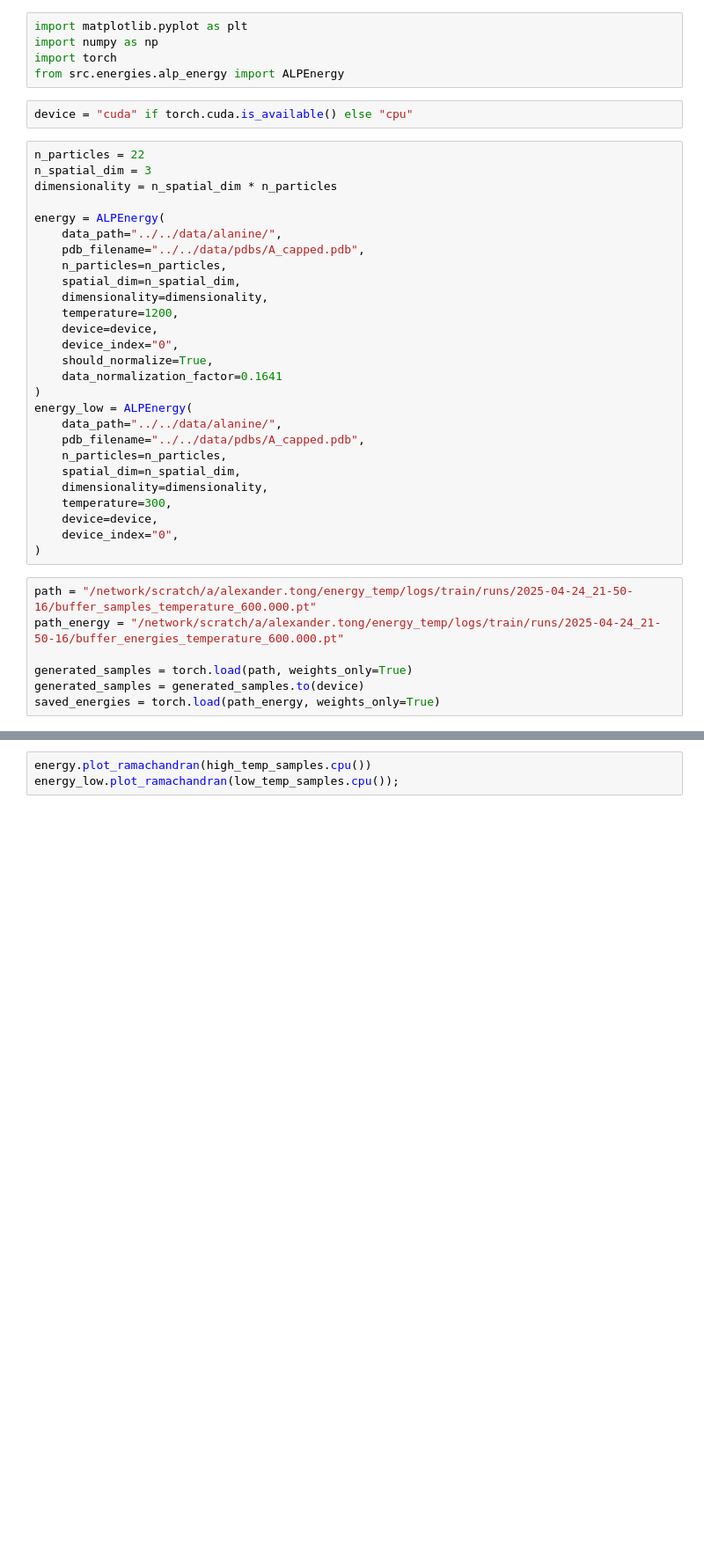
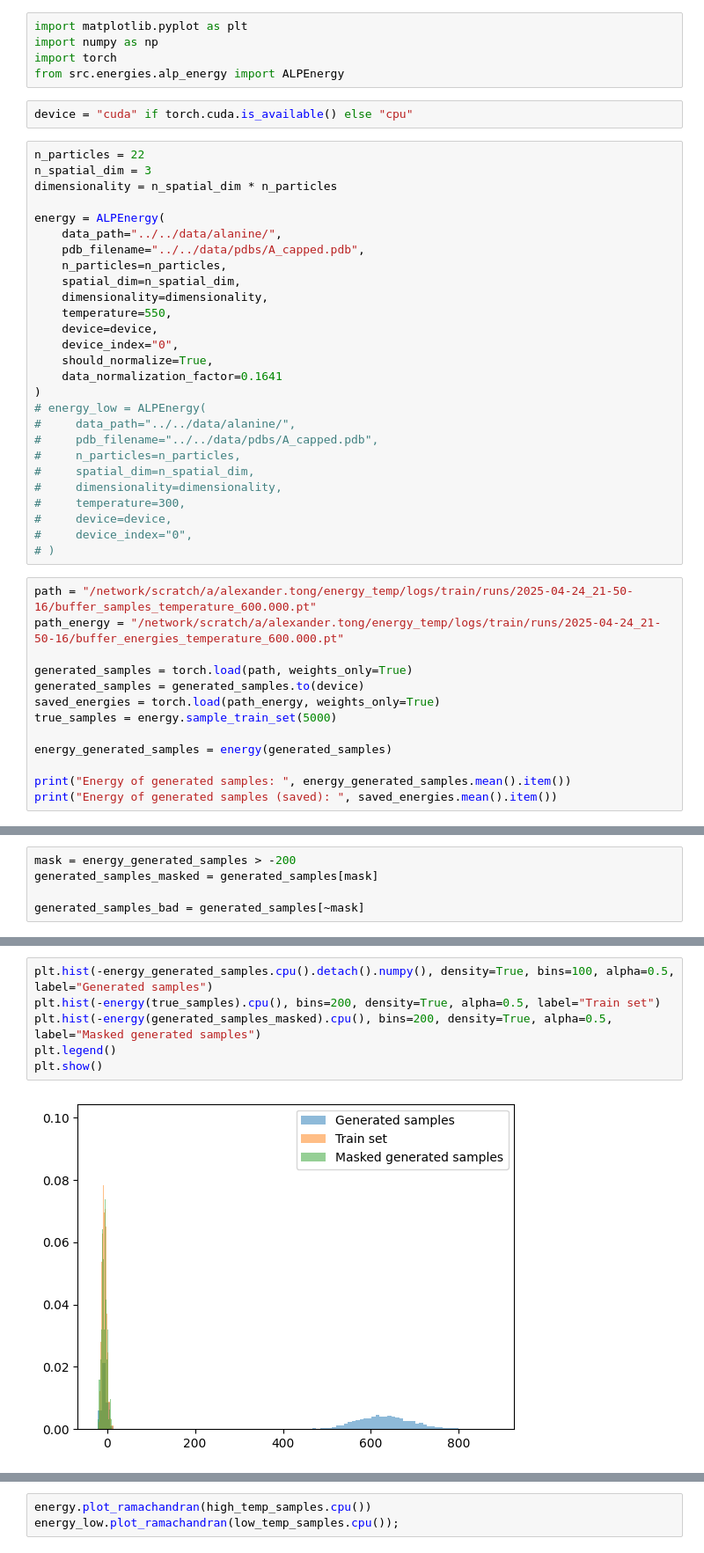
Before and after one commit to taraak/pita, a Jupyter notebook: runner/notebooks/aldp_data.ipynb, the cells around one changed output, grey strips where cells are left out. Shown: that part at 88% size. Drawn from its saved outputs; the diff is of its cells as text; blank space fills up the shorter version.

```diff
--- a/runner/notebooks/aldp_data.ipynb
+++ b/runner/notebooks/aldp_data.ipynb
@@ -19,22 +19,22 @@ energy = ALPEnergy(
     n_particles=n_particles,
     spatial_dim=n_spatial_dim,
     dimensionality=dimensionality,
-    temperature=1200,
+    temperature=550,
     device=device,
     device_index="0",
     should_normalize=True,
     data_normalization_factor=0.1641
 )
-energy_low = ALPEnergy(
-    data_path="../../data/alanine/",
-    pdb_filename="../../data/pdbs/A_capped.pdb",
-    n_particles=n_particles,
-    spatial_dim=n_spatial_dim,
-    dimensionality=dimensionality,
-    temperature=300,
-    device=device,
-    device_index="0",
-)
+# energy_low = ALPEnergy(
+#     data_path="../../data/alanine/",
+#     pdb_filename="../../data/pdbs/A_capped.pdb",
+#     n_particles=n_particles,
+#     spatial_dim=n_spatial_dim,
+#     dimensionality=dimensionality,
+#     temperature=300,
+#     device=device,
+#     device_index="0",
+# )
 # %%
 path = "/network/scratch/a/alexander.tong/energy_temp/logs/train/runs/2025-04-24_21-50-16/buffer_samples_temperature_600.000.pt"
 path_energy = "/network/scratch/a/alexander.tong/energy_temp/logs/train/runs/2025-04-24_21-50-16/buffer_energies_temperature_600.000.pt"
@@ -42,3 +42,9 @@ path_energy = "/network/scratch/a/alexander.tong/energy_temp/logs/train/runs/202
 generated_samples = torch.load(path, weights_only=True)
 generated_samples = generated_samples.to(device)
 saved_energies = torch.load(path_energy, weights_only=True)
+true_samples = energy.sample_train_set(5000)
+
+energy_generated_samples = energy(generated_samples)
+
+print("Energy of generated samples: ", energy_generated_samples.mean().item())
+print("Energy of generated samples (saved): ", saved_energies.mean().item())
@@ -48,0 +54,5 @@ Generated samples shape:  torch.Size([5000, 66])
+# %%
+mask = energy_generated_samples > -200
+generated_samples_masked = generated_samples[mask]
+
+generated_samples_bad = generated_samples[~mask]
@@ -49 +115,9 @@ Generated samples shape:  torch.Size([5000, 66])
+# %%
+plt.hist(-energy_generated_samples.cpu().detach().numpy(), density=True, bins=100, alpha=0.5, label="Generated samples")
+plt.hist(-energy(true_samples).cpu(), bins=200, density=True, alpha=0.5, label="Train set")
+plt.hist(-energy(generated_samples_masked).cpu(), bins=200, density=True, alpha=0.5, label="Masked generated samples")
+plt.legend()
+plt.show()
+# %% [output]
+[figure, added]
 # %%
```
Also changed, not shown: parts of 6 cells of this notebook, 3 other files.
